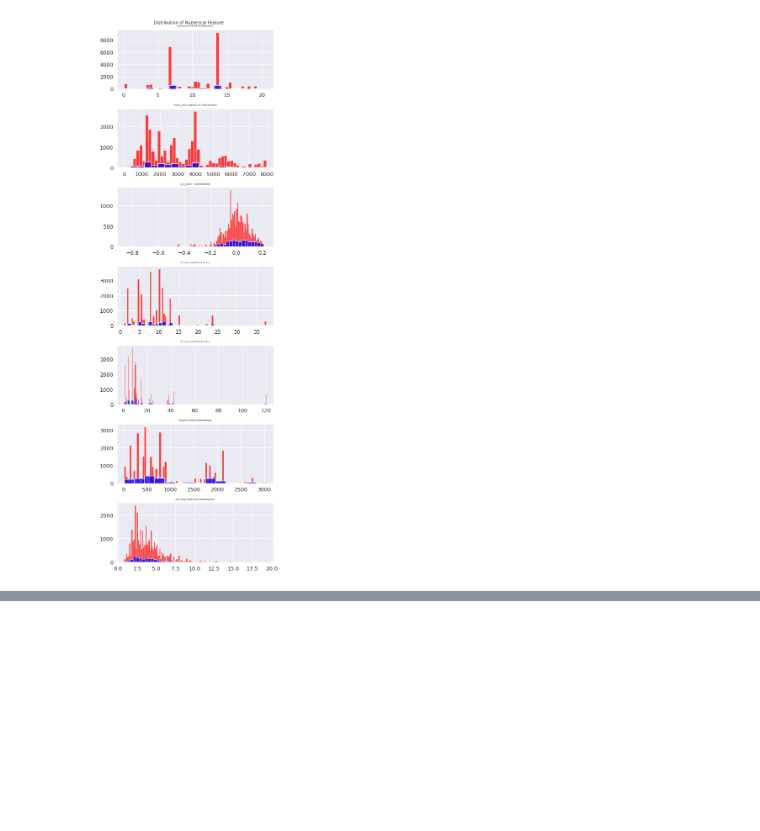
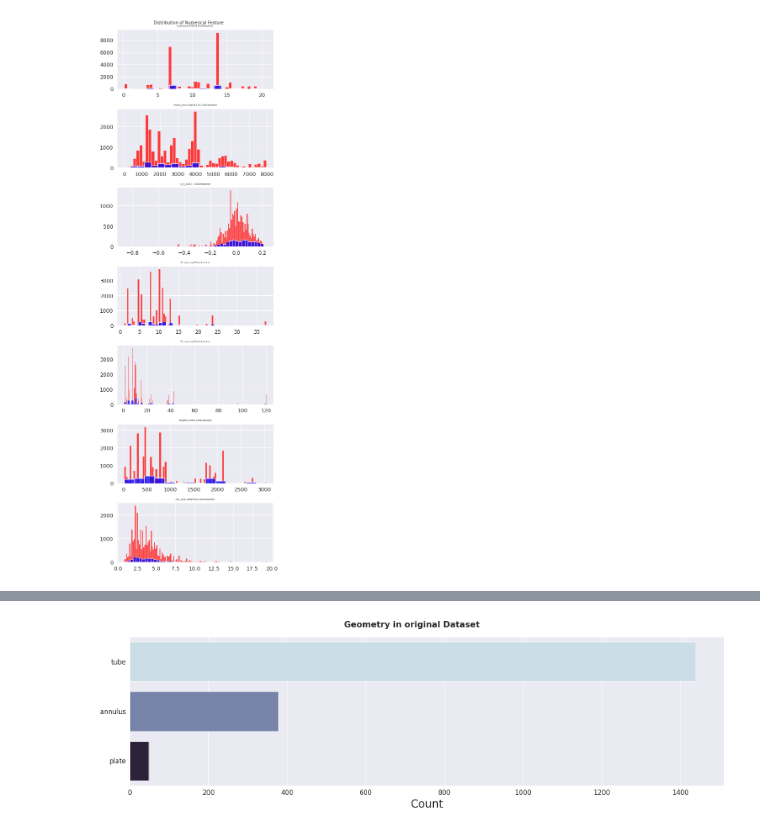
Before and after one commit to averma111/Kaggle_Competition, a Jupyter notebook: pytorch-ps3e15-regression.ipynb, the cells around one changed output, grey strips where cells are left out. Drawn from its saved outputs; the diff is of its cells as text; code cells hidden in the pictures; blank space fills up the shorter version.

```diff
--- a/pytorch-ps3e15-regression.ipynb
+++ b/pytorch-ps3e15-regression.ipynb
@@ -129,0 +135,4 @@ plot_categorical_data(data,'geometry')
+# %%
+plot_categorical_data(original,'geometry','ch:s=.25,rot=-.25','original')
+# %% [output]
+[figure, added]
```
Also changed, not shown: parts of 6 cells of this notebook.
